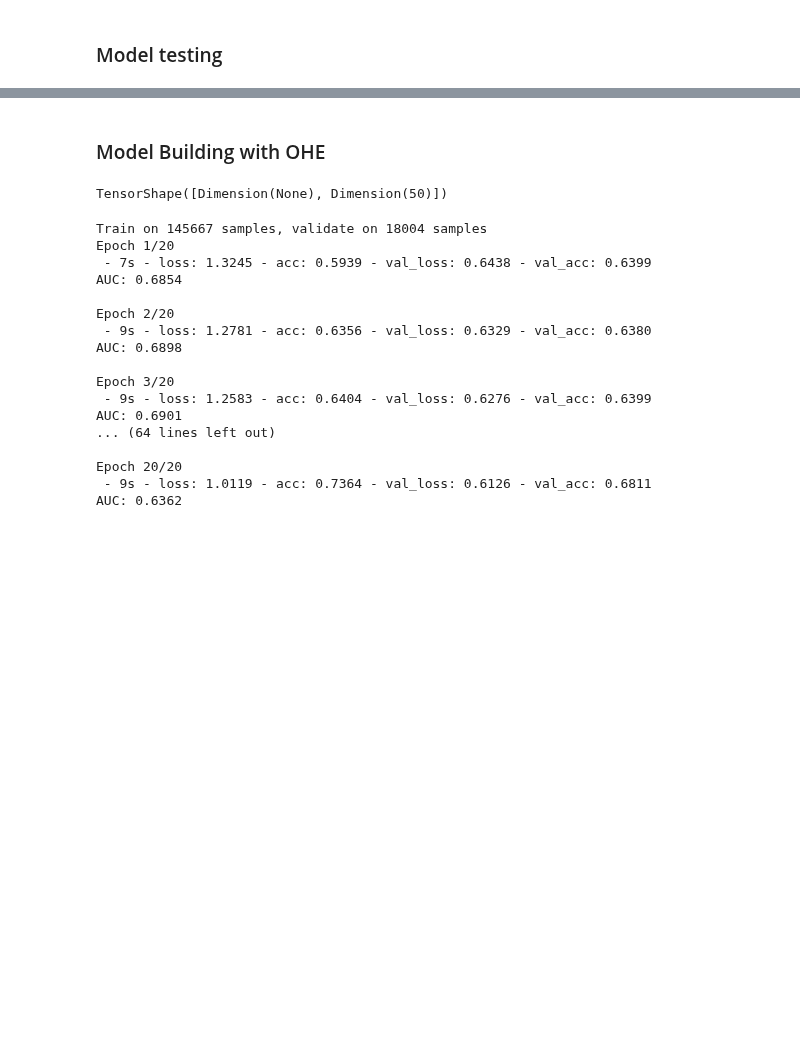
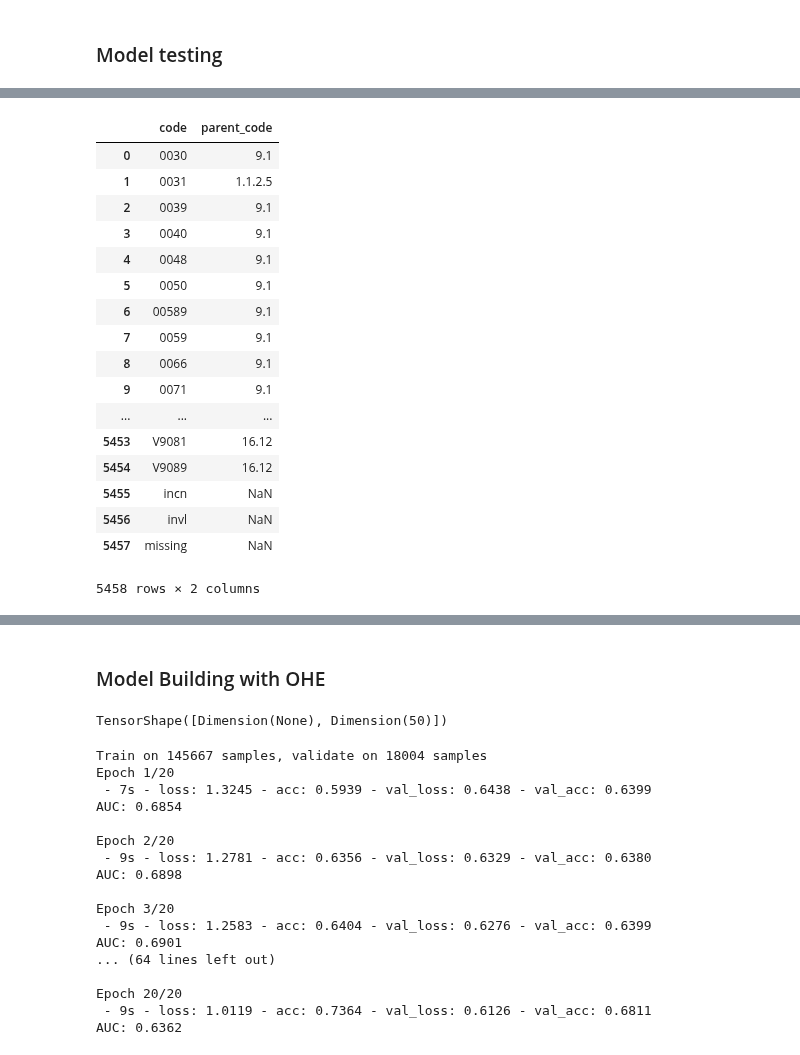
Before and after one commit to wenshuoliu/DLproj, a Jupyter notebook: NRD/Prediction_by_codes2.ipynb, the cells around one changed output, grey strips where cells are left out. Cells and saved outputs as stored; diff of their text form; code cells hidden in the pictures; blank space fills up the shorter version.

```diff
--- a/NRD/Prediction_by_codes2.ipynb
+++ b/NRD/Prediction_by_codes2.ipynb
@@ -467,0 +474,7 @@ ValueError: could not convert string to float: 'V501'
+# %%
+ami_ccs = ami_ccs.set_index(ami_ccs.ICD9CM_CODE, drop=True).drop(['ICD9CM_CODE'], axis=1)
+# %%
+ami_ccs['finest_non_empty'] = ami_ccs.CCS_LVL4
+ami_ccs.finest_non_empty[ami_ccs.finest_non_empty==''] = ami_ccs.CCS_LVL3[ami_ccs.finest_non_empty == '']
+ami_ccs.finest_non_empty[ami_ccs.finest_non_empty==''] = ami_ccs.CCS_LVL2[ami_ccs.finest_non_empty == '']
+ami_ccs.finest_non_empty[ami_ccs.finest_non_empty==''] = ami_ccs.CCS_LVL1[ami_ccs.finest_non_empty == '']
@@ -467,0 +483,5 @@ ValueError: could not convert string to float: 'V501'
+# %%
+DX_parent_df = pd.DataFrame(dict(code=DX_cat))
+CCS_parent_df = pd.DataFrame(dict(code=ccs_cat))
+# %%
+DX_parent_df['parent_code'] = ami_ccs.loc[DX_parent_df.code, 'finest_non_empty'].values
@@ -467,0 +495,21 @@ ValueError: could not convert string to float: 'V501'
+# %%
+DX_parent_df
+# %% [output]
+|  | code | parent_code |
+| 0 | 0030 | 9.1 |
+| 1 | 0031 | 1.1.2.5 |
+| 2 | 0039 | 9.1 |
+| 3 | 0040 | 9.1 |
+| 4 | 0048 | 9.1 |
+| 5 | 0050 | 9.1 |
+| 6 | 00589 | 9.1 |
+| 7 | 0059 | 9.1 |
+| 8 | 0066 | 9.1 |
+| 9 | 0071 | 9.1 |
+| ... | ... | ... |
+| 5453 | V9081 | 16.12 |
+| 5454 | V9089 | 16.12 |
+| 5455 | incn | NaN |
+| 5456 | invl | NaN |
+| 5457 | missing | NaN |
+5458 rows × 2 columns
```
Also changed, not shown: parts of 47 cells of this notebook, 8 other files.
